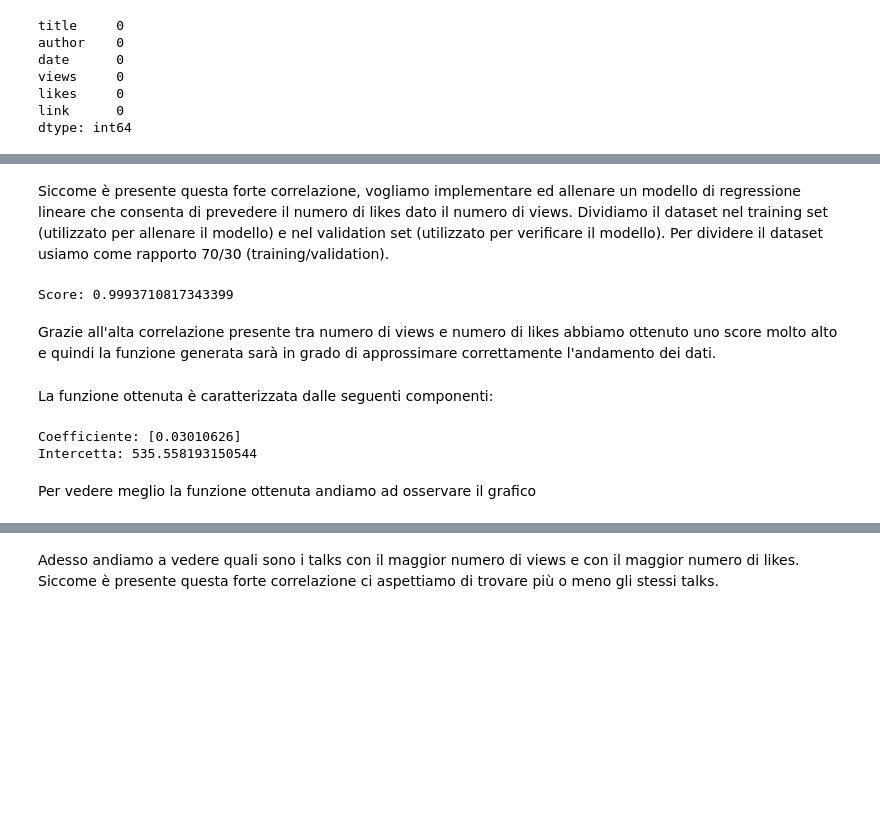
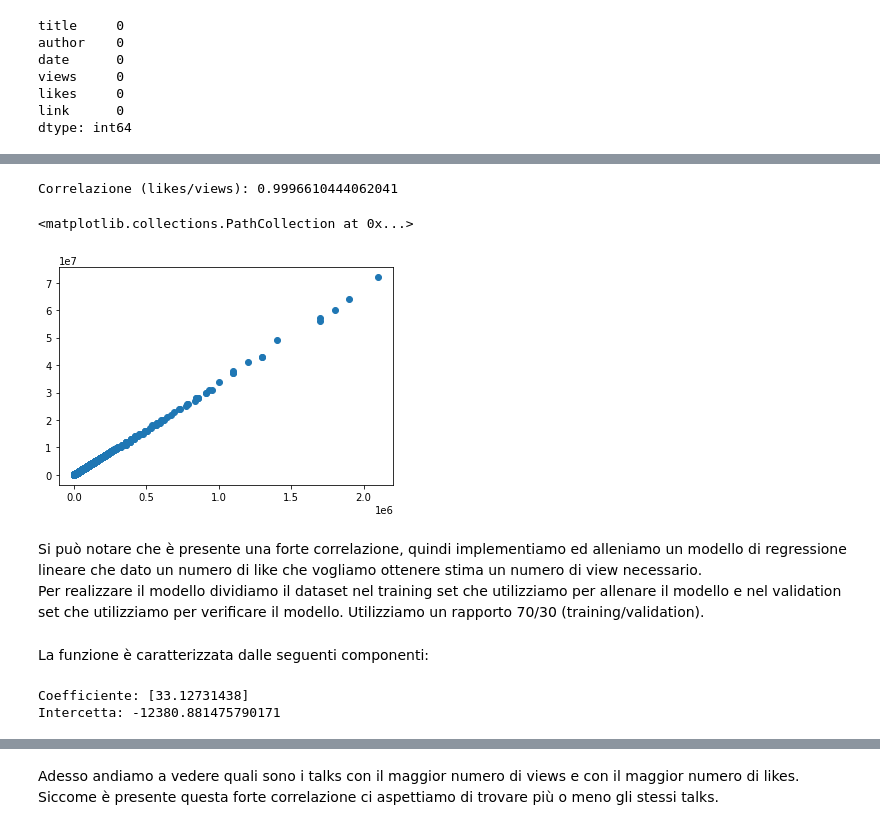
Before and after one commit to Fili00/Analisi_TedTalkDataset, a Jupyter notebook: progetto.ipynb, the cells around one changed output, grey strips where cells are left out. Cells and saved outputs as stored; diff of their text form; code cells hidden in the pictures; blank space fills up the shorter version.

```diff
--- a/progetto.ipynb
+++ b/progetto.ipynb
@@ -91,28 +108,30 @@ plt.scatter(ted['views'], ted['likes'])
+# %%
+print(f"Correlazione (likes/views): {ted['likes'].corr(ted['views'])}")
+# %% [output]
+Correlazione (likes/views): 0.9996610444062041
+# %%
+plt.scatter(ted['likes'], ted['views']) #todo: mettere label x e y
+# %% [output]
+<matplotlib.collections.PathCollection at 0x...>
+[figure, added]
 # %% [markdown]
-Siccome è presente questa forte correlazione, vogliamo implementare ed allenare un modello di regressione lineare che consenta di prevedere il numero di likes dato il numero di views. Dividiamo il dataset nel training set (utilizzato per allenare il modello) e nel validation set (utilizzato per verificare il modello). Per dividere il dataset usiamo come rapporto 70/30 (training/validation).
+Si può notare che è presente una forte correlazione, quindi implementiamo ed alleniamo un modello di regressione lineare che dato un numero di like che vogliamo ottenere stima un numero di view necessario. \
+Per realizzare il modello dividiamo il dataset nel training set che utilizziamo per allenare il modello e nel validation set che utilizziamo per verificare il modello. Utilizziamo un rapporto 70/30 (training/validation).
 # %%
-features = ['views']
+features = ['likes']
 x = ted[features]
-y = ted['likes']
+y = ted['views']
 X_train, X_valid, y_train, y_valid = train_test_split(x, y, test_size=0.3)
 regressor = LinearRegression()
-lin_reg = regressor.fit(X_train, y_train)
-
-print("Score:",regressor.score(X_valid, y_valid))
+lin_reg = regressor.fit(X_train, y_train) #TODO: METTERE ERRORI
-# %% [output]
-Score: 0.9993710817343399
-# %% [markdown]
-Grazie all'alta correlazione presente tra numero di views e numero di likes abbiamo ottenuto uno score molto alto e quindi la funzione generata sarà in grado di approssimare correttamente l'andamento dei dati.
 # %% [markdown]
-La funzione ottenuta è caratterizzata dalle seguenti componenti:
+La funzione è caratterizzata dalle seguenti componenti:
 # %%
-print('Coefficiente:', lin_reg.coef_)
-print('Intercetta:', lin_reg.intercept_)
+print(f'Coefficiente: {lin_reg.coef_}')
+print(f'Intercetta: {lin_reg.intercept_}')
 # %% [output]
-Coefficiente: [0.03010626]
-Intercetta: 535.558193150544
+Coefficiente: [33.12731438]
+Intercetta: -12380.881475790171
-# %% [markdown]
-Per vedere meglio la funzione ottenuta andiamo ad osservare il grafico
 # %%
 plt.scatter(X_train, y_train)
 
```
Also changed, not shown: parts of 66 cells of this notebook.
